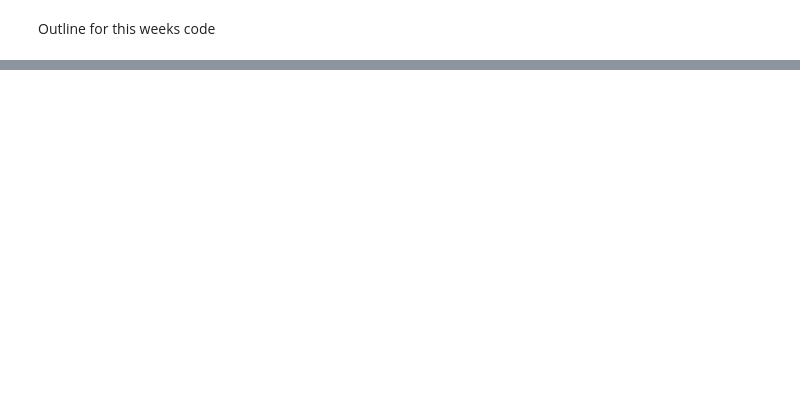
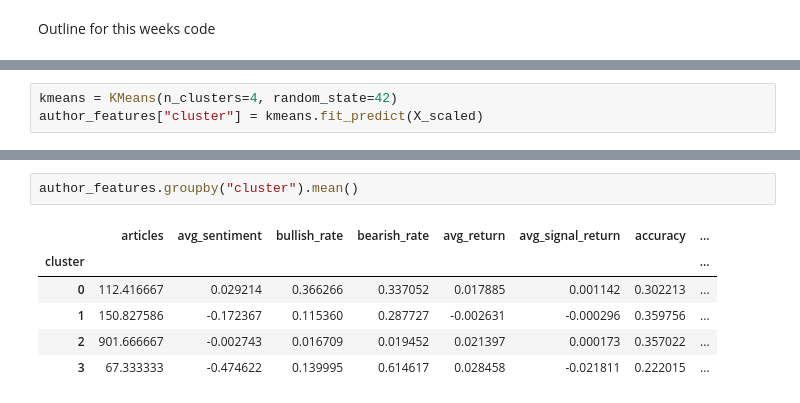
Before and after one commit to AJDodds3/CAP5771_andrew.dodds, a Jupyter notebook: raw_work/data_modeling_part2.ipynb, the cells around one changed output, grey strips where cells are left out. Drawn from its saved outputs; the diff is of its cells as text; blank space fills up the shorter version.

```diff
--- a/raw_work/data_modeling_part2.ipynb
+++ b/raw_work/data_modeling_part2.ipynb
@@ -45,0 +278,3 @@ Pipeline(steps=[('scaler', StandardScaler()),
+# %%
+kmeans = KMeans(n_clusters=4, random_state=42)
+author_features["cluster"] = kmeans.fit_predict(X_scaled)
@@ -45,0 +288,9 @@ Pipeline(steps=[('scaler', StandardScaler()),
+# %%
+author_features.groupby("cluster").mean()
+# %% [output]
+|  | articles | avg_sentiment | bullish_rate | bearish_rate | avg_return | avg_signal_return | accuracy | ... |
+| cluster |  |  |  |  |  |  |  | ... |
+| 0 | 112.416667 | 0.029214 | 0.366266 | 0.337052 | 0.017885 | 0.001142 | 0.302213 | ... |
+| 1 | 150.827586 | -0.172367 | 0.115360 | 0.287727 | -0.002631 | -0.000296 | 0.359756 | ... |
+| 2 | 901.666667 | -0.002743 | 0.016709 | 0.019452 | 0.021397 | 0.000173 | 0.357022 | ... |
+| 3 | 67.333333 | -0.474622 | 0.139995 | 0.614617 | 0.028458 | -0.021811 | 0.222015 | ... |
```
Also changed, not shown: parts of 40 cells of this notebook, 2 other files.
